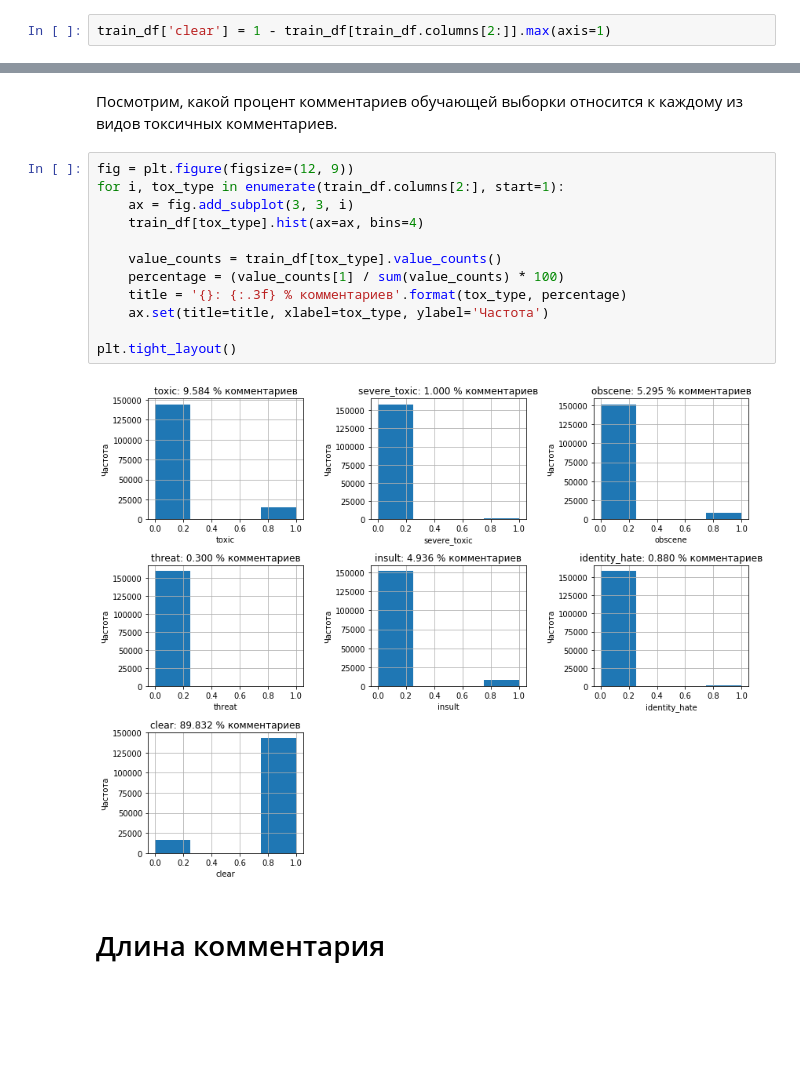
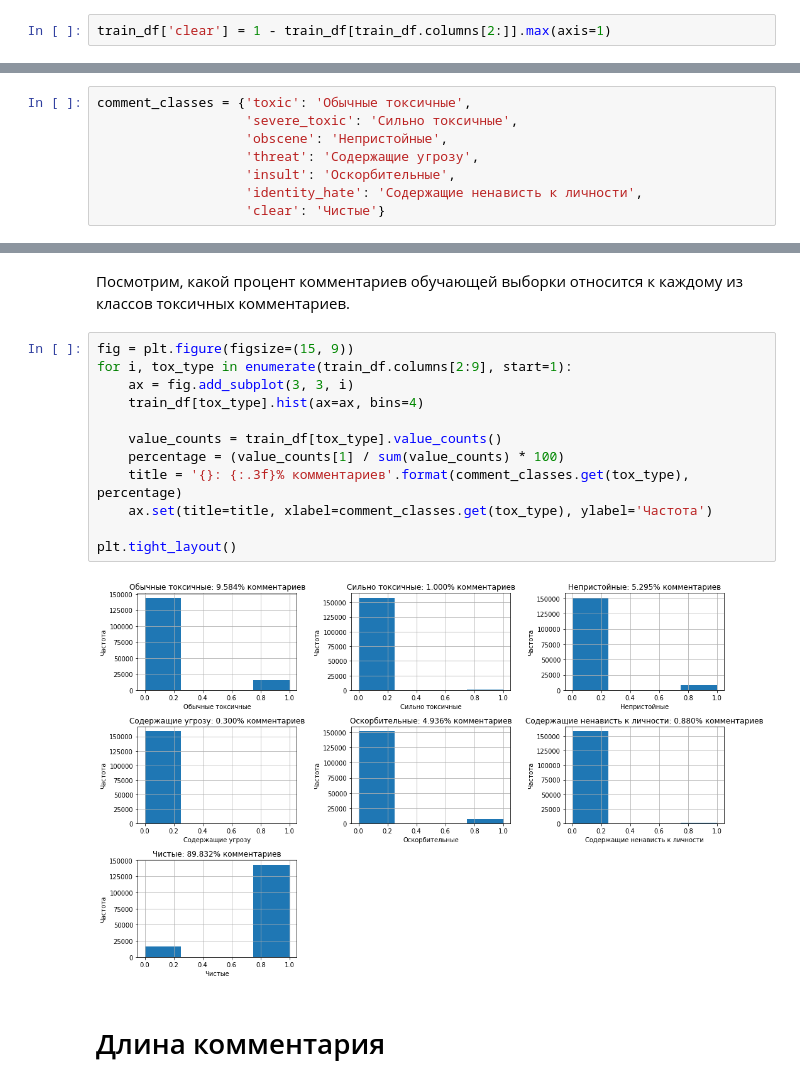
Before and after one commit to nikolaygurev/Toxic_comment_classification_challenge, a Jupyter notebook: toxic_comments.ipynb, the cells around one changed output, grey strips where cells are left out. Drawn from its saved outputs; the diff is of its cells as text; blank space fills up the shorter version.

```diff
--- a/toxic_comments.ipynb
+++ b/toxic_comments.ipynb
@@ -87,0 +101,8 @@ train_df['clear'] = 1 - train_df[train_df.columns[2:]].max(axis=1)
+# %%
+comment_classes = {'toxic': 'Обычные токсичные',
+                   'severe_toxic': 'Сильно токсичные',
+                   'obscene': 'Непристойные',
+                   'threat': 'Содержащие угрозу',
+                   'insult': 'Оскорбительные',
+                   'identity_hate': 'Содержащие ненависть к личности',
+                   'clear': 'Чистые'}
@@ -88,19 +135,19 @@ train_df['clear'] = 1 - train_df[train_df.columns[2:]].max(axis=1)
 # %% [markdown]
-Посмотрим, какой процент комментариев обучающей выборки относится к каждому из видов токсичных комментариев.
+Посмотрим, какой процент комментариев обучающей выборки относится к каждому из классов токсичных комментариев.
 # %%
-fig = plt.figure(figsize=(12, 9))
-for i, tox_type in enumerate(train_df.columns[2:], start=1):
+fig = plt.figure(figsize=(15, 9))
+for i, tox_type in enumerate(train_df.columns[2:9], start=1):
     ax = fig.add_subplot(3, 3, i)
     train_df[tox_type].hist(ax=ax, bins=4)
 
     value_counts = train_df[tox_type].value_counts()
     percentage = (value_counts[1] / sum(value_counts) * 100)
-    title = '{}: {:.3f} % комментариев'.format(tox_type, percentage)
-    ax.set(title=title, xlabel=tox_type, ylabel='Частота')
+    title = '{}: {:.3f}% комментариев'.format(comment_classes.get(tox_type), percentage)
+    ax.set(title=title, xlabel=comment_classes.get(tox_type), ylabel='Частота')
 
 plt.tight_layout()
 # %% [output]
-[figure, old version]
+[figure, new version]
 # %% [markdown]
 # Длина комментария
 # %%
```
Also changed, not shown: parts of 36 cells of this notebook, 2 other files.
